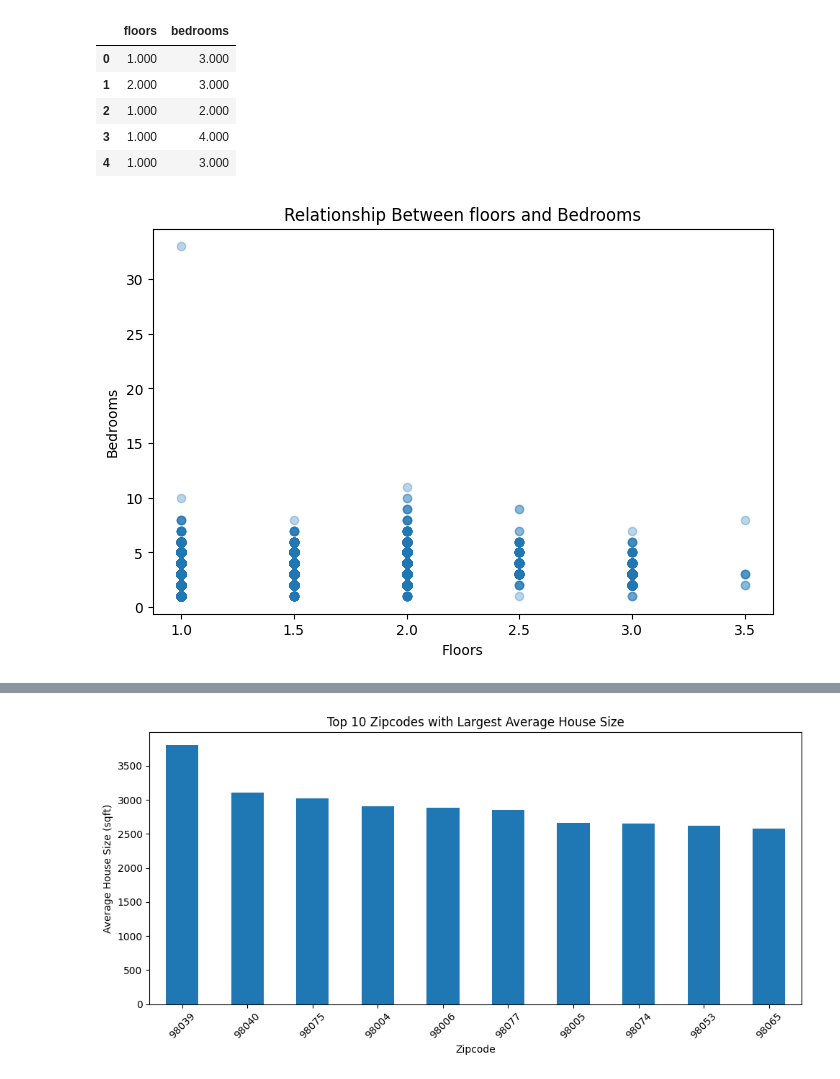
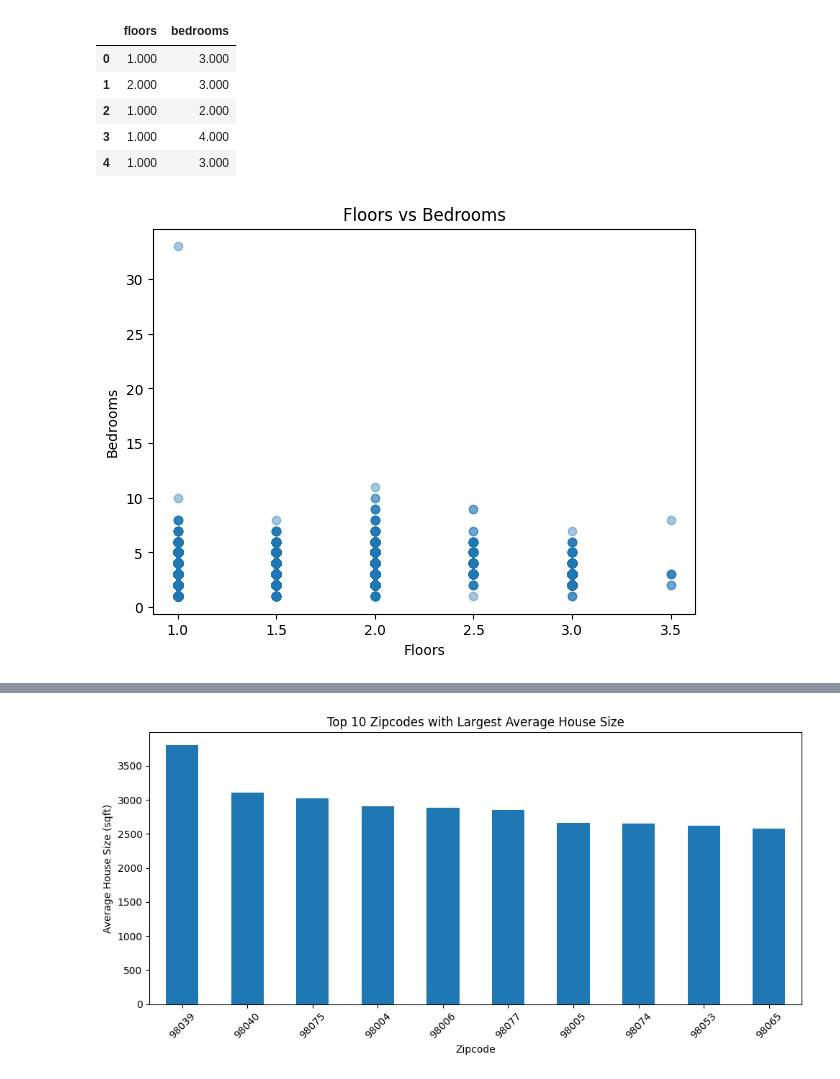
Before and after one commit to AliAlSudani0/House-markt-project, a Jupyter notebook: EDA.ipynb, the cells around one changed output, grey strips where cells are left out. Saved outputs shown, nothing was run; the diff lists cells and outputs as text; code cells hidden in the pictures.

```diff
--- a/EDA.ipynb
+++ b/EDA.ipynb
@@ -220,0 +320,7 @@ df[df["sqft_living"] > 10000][["sqft_living", "bedrooms", "price"]]
+# %%
+df['house_age'] = 2025 - df['yr_built']
+# %%
+# Ensure 'year' exists; if your column is named differently, adjust here
+df['house_age'] = df['year'] - df['yr_built']
+
+df[['yr_built', 'year', 'house_age']].head()
@@ -242,3 +393,0 @@ plt.show()
-# %%
-df["renovated_flag"] = (df["yr_renovated"] > 0).astype(int)
-df["renovated_flag"].value_counts()
@@ -267,0 +434,8 @@ plt.show()
+# %%
+# Replace 0 with NaN (0 = unknown in this dataset)
+df['yr_renovated'] = df['yr_renovated'].replace(0, np.nan)
+
+# Create a renovation flag (1 = renovated, 0 = not renovated)
+df['renovated_flag'] = df['yr_renovated'].notna().astype(int)
+
+df['renovated_flag'].value_counts()
@@ -312,12 +523,13 @@ and so help us to see crowded area better
 # %%
-plt.figure()
-plt.scatter(df["floors"], df["bedrooms"], alpha=0.3)
+plt.figure(figsize=(7,5))
+plt.scatter(df['floors'], df['bedrooms'], alpha=0.4)
+plt.title("Floors vs Bedrooms")
 plt.xlabel("Floors")
 plt.ylabel("Bedrooms")
-plt.title("Relationship Between floors and Bedrooms")
+plt.savefig("floors_vs_bedrooms.png", dpi=300, bbox_inches="tight")
 plt.show()
 # %% [output]
-[figure, old version]
+[figure, new version]
 # %%
 #from scatterplot we can see that
 #1-foolrs between 1-6# beds
```
Also changed, not shown: parts of 98 cells of this notebook, 2 other files.
